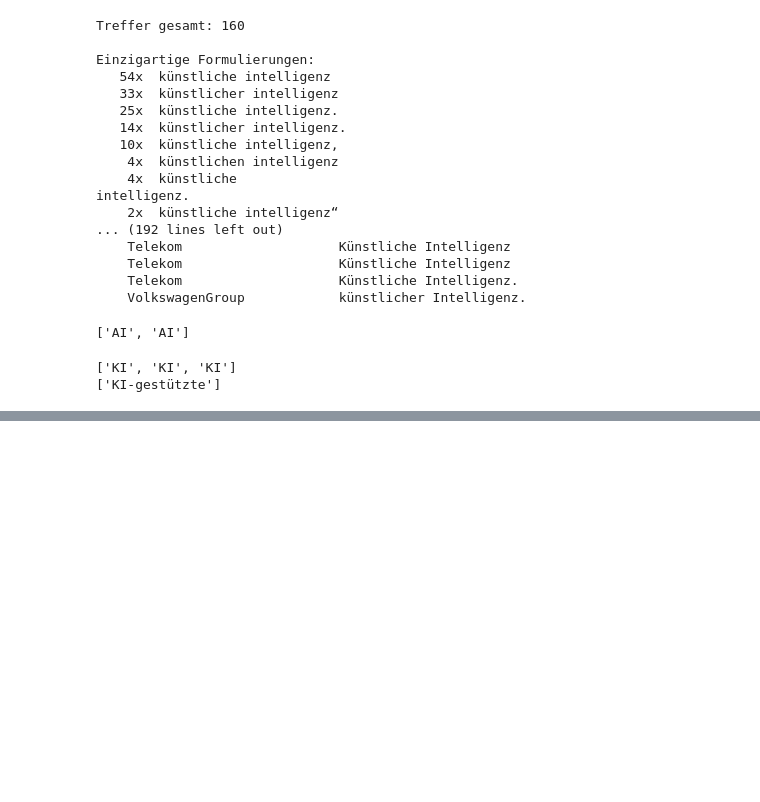
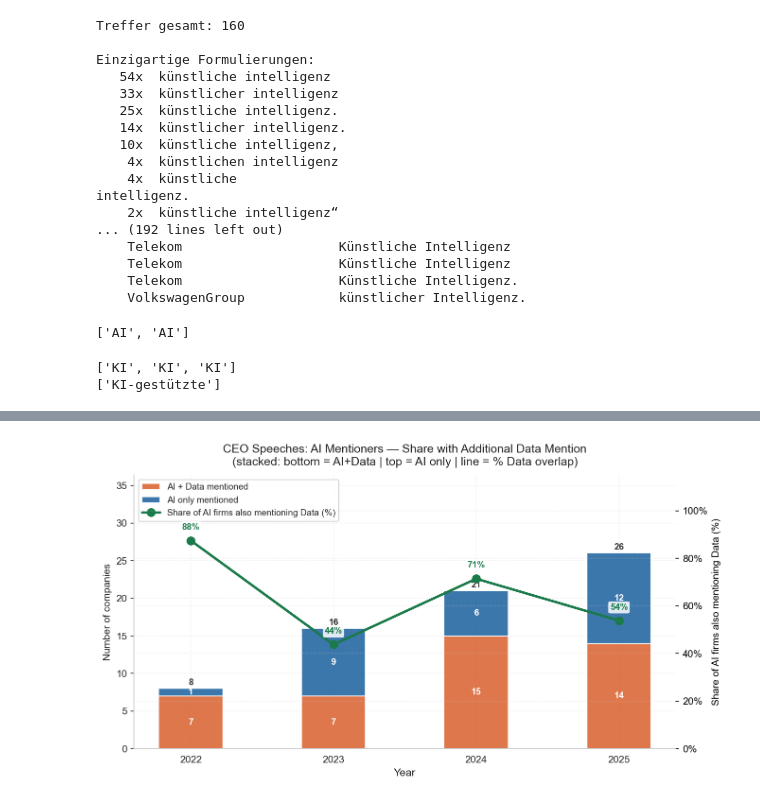
Before and after one commit to timtheuz/dax40-analysis, a Jupyter notebook: scripts/06_analysis_crosscompany.ipynb, the cells around one changed output, grey strips where cells are left out. Drawn from its saved outputs; the diff is of its cells as text; code cells hidden in the pictures; blank space fills up the shorter version.

```diff
--- a/scripts/06_analysis_crosscompany.ipynb
+++ b/scripts/06_analysis_crosscompany.ipynb
@@ -1535,0 +1667,84 @@ print(re.findall(r'ki[\-]\w+', test, re.IGNORECASE))
+# %%
+# ── PLOT 4 (EN): AI mentioners — stacked with Data overlap ──────────────────
+rows = []
+for year in YEARS:
+    ceo        = freq[(freq['year'] == year) & (freq['role'] == 'ceo')]
+    ki_firms   = set(ceo[(ceo['group'] == 'KI/AI')     & (ceo['count_raw'] > 0)]['company'])
+    data_firms = set(ceo[(ceo['group'] == 'Daten/Data') & (ceo['count_raw'] > 0)]['company'])
+    both_firms = ki_firms & data_firms
+    ki_only    = ki_firms - data_firms
+    rows.append({
+        'year':      year,
+        'n_ki':      len(ki_firms),
+        'n_both':    len(both_firms),
+        'n_ki_only': len(ki_only),
+        'pct_both':  len(both_firms) / len(ki_firms) * 100 if ki_firms else 0,
+    })
+
+df_stack = pd.DataFrame(rows)
+
+fig, ax1 = plt.subplots(figsize=(9, 5))
+ax2 = ax1.twinx()
+
+x     = np.arange(len(YEARS))
+width = 0.45
+
+b_bottom = ax1.bar(x, df_stack['n_both'],    width,
+                   label='AI + Data mentioned',
+                   color=C['Daten/Data'], alpha=0.85, edgecolor='white')
+b_top    = ax1.bar(x, df_stack['n_ki_only'], width,
+                   bottom=df_stack['n_both'],
+                   label='AI only mentioned',
+                   color=C['KI/AI'], alpha=0.85, edgecolor='white')
+
+for i, (_, row) in enumerate(df_stack.iterrows()):
+    if row['n_both'] > 0:
+        ax1.text(i, row['n_both'] / 2, str(int(row['n_both'])),
+                 ha='center', va='center', fontsize=9,
+                 color='white', fontweight='bold')
+    if row['n_ki_only'] > 0:
+        ax1.text(i, row['n_both'] + row['n_ki_only'] / 2, str(int(row['n_ki_only'])),
+                 ha='center', va='center', fontsize=9,
+                 color='white', fontweight='bold')
+    ax1.text(i, row['n_ki'] + 0.2, str(int(row['n_ki'])),
+             ha='center', va='bottom', fontsize=9,
+             color='#333', fontweight='bold')
+
+ax2.plot(x, df_stack['pct_both'], marker='o', linewidth=2.5,
+         markersize=8, color='#1a7a4a',
+         label='Share of AI firms also mentioning Data (%)', zorder=5)
+for i, row in df_stack.iterrows():
+    yi = YEARS.index(row['year'])
+    ax2.annotate(
+        f"{row['pct_both']:.0f}%", (yi, row['pct_both']),
+        xytext=(0, 11), textcoords='offset points',
+        ha='center', fontsize=9, color='#1a7a4a', fontweight='bold',
+        bbox=dict(boxstyle='round,pad=0.2', facecolor='white',
+                  edgecolor='none', alpha=0.85),
+        zorder=6,
+    )
+
+ax1.set_xticks(x)
+ax1.set_xticklabels(YEARS)
+ax1.set_xlabel('Year', fontsize=11)
+ax1.set_ylabel('Number of companies', fontsize=10)
+ax2.set_ylabel('Share of AI firms also mentioning Data (%)',
+               fontsize=10, color='black')
+ax2.tick_params(axis='y', colors='black')
+ax2.yaxis.set_major_formatter(mtick.PercentFormatter())
+ax2.spines['right'].set_color('black')
+ax2.set_ylim(0, 115)
+ax1.set_ylim(0, df_stack['n_ki'].max() * 1.4)
+
+lines1, labels1 = ax1.get_legend_handles_labels()
+lines2, labels2 = ax2.get_legend_handles_labels()
+ax1.legend(lines1 + lines2, labels1 + labels2, fontsize=9, loc='upper left')
+ax1.set_title('CEO Speeches: AI Mentioners — Share with Additional Data Mention\n'
+              '(stacked: bottom = AI+Data | top = AI only | line = % Data overlap)',
+              fontsize=12, pad=10)
+
+plt.tight_layout()
+plt.savefig(FIG_DIR / 'plot_ki_dann_daten_gestapelt_en.png', bbox_inches='tight')
+plt.show()
+# %% [output]
+[figure, added]
```
Also changed, not shown: parts of 19 cells of this notebook, 1 other file.
